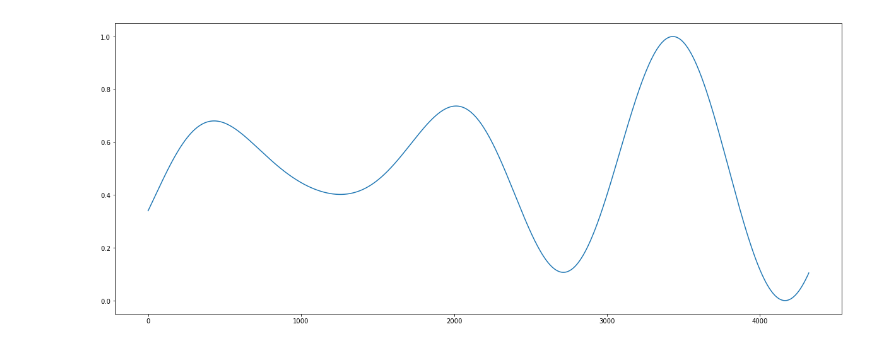
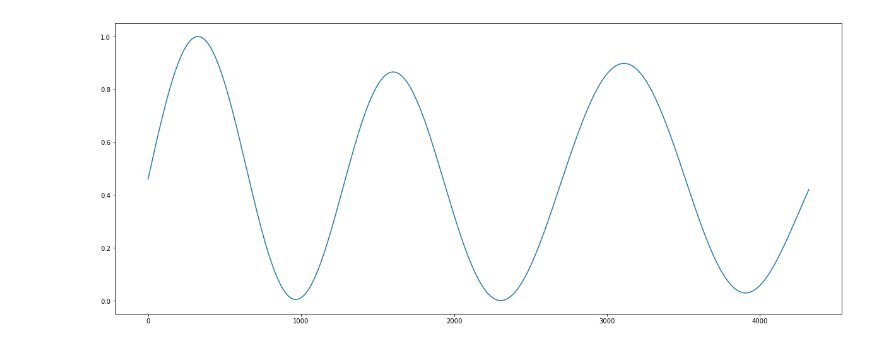
Before and after one commit to Pierre-LaurentC/IonosphericSignalRecontruction, a Jupyter notebook: DataHolesLongitude.ipynb, the cells around one changed output. Saved outputs shown, nothing was run; the diff lists cells and outputs as text; code cells hidden in the pictures.

```diff
--- a/DataHolesLongitude.ipynb
+++ b/DataHolesLongitude.ipynb
@@ -48,6 +47,9 @@ allStationCodes=[]
 
 for x in allMatData:
     allStationCodes.append(x[1][0])
+# %%
+singleStation="clf"
+stationsOut[singleStation] = eng.indices_alpha(matlab.double(startDateMatlab), matlab.double(endDateMatlab),str(singleStation))
 # %%
 %%time
 for st in allStationCodes:
@@ -125,14 +127,14 @@ def NormalizeData01():
 
 NormalizeData01()
 # %%
-y = np.array(normalized01StationIndicatorVariation["aae"])
+y = np.array(normalized01StationIndicatorVariation[singleStation])
 x = np.arange(0, 4320, timeBetweenValues)
 fig= plt.figure(figsize=(20,8))
 axes= fig.add_axes([0.8,0.8,0.8,0.8])
 axes.plot(x,y)
 plt.show()
 # %% [output]
-[figure, old version]
+[figure, new version]
 # %%
 def RemoveInfNan(latValues, indicatorValues):
     indexDeleteY = np.array([])
```
Also changed, not shown: parts of 5 cells of this notebook, 2 other files.
